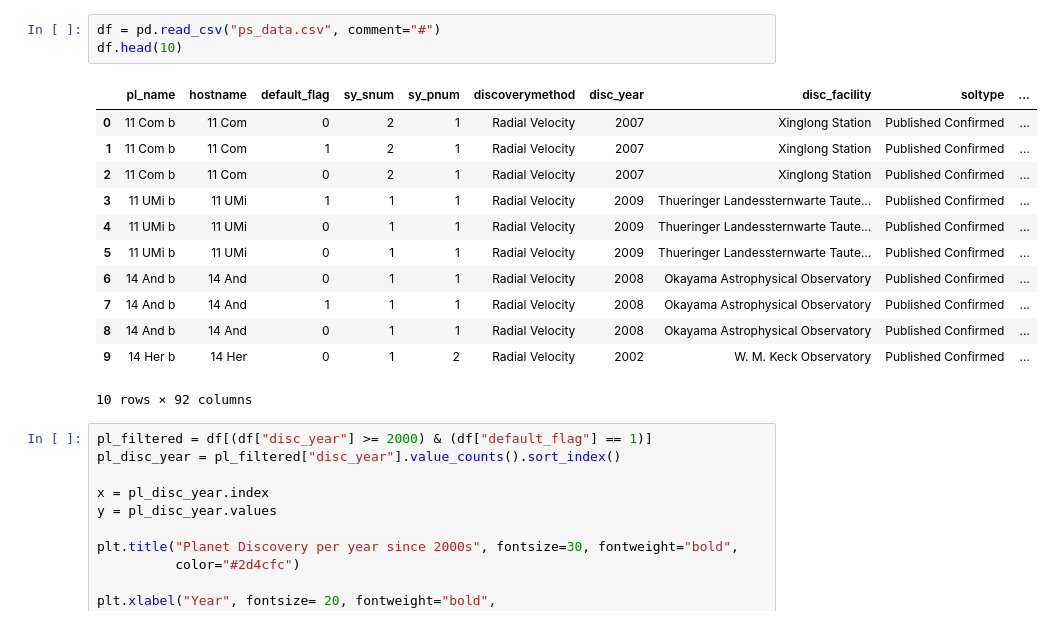
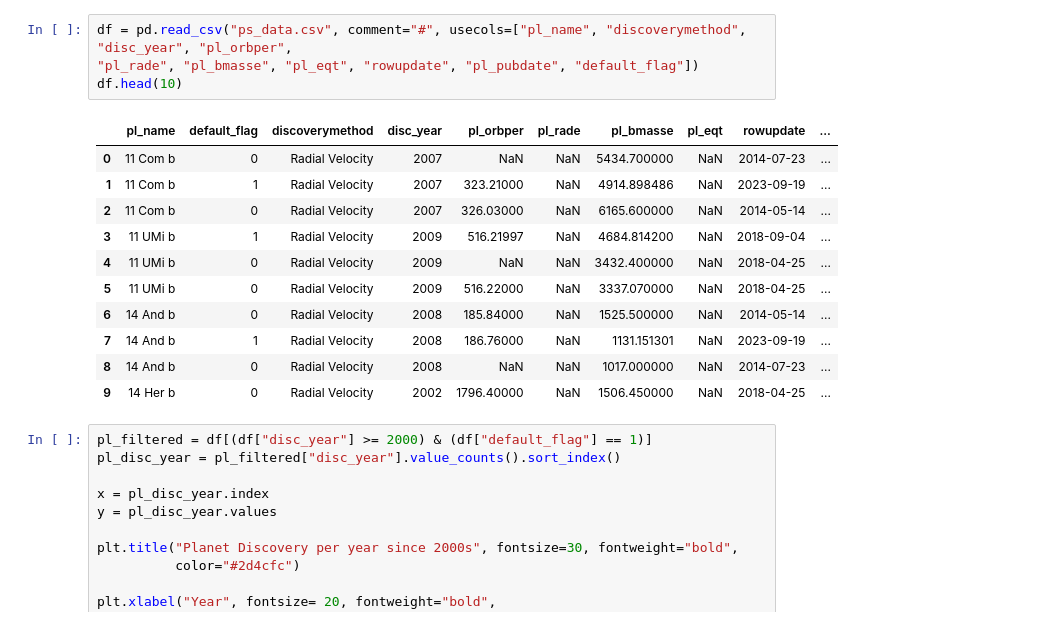
Before and after one commit to alexandervp1/aequo-finance, a Jupyter notebook: data/astronomical_data.ipynb, the cells around one changed output. Drawn from its saved outputs; the diff is of its cells as text.

```diff
--- a/data/astronomical_data.ipynb
+++ b/data/astronomical_data.ipynb
@@ -12,19 +12,19 @@ print(os.listdir())
 # %%
-df = pd.read_csv("ps_data.csv", comment="#")
+df = pd.read_csv("ps_data.csv", comment="#", usecols=["pl_name", "discoverymethod", "disc_year", "pl_orbper",
+"pl_rade", "pl_bmasse", "pl_eqt", "rowupdate", "pl_pubdate", "default_flag"])
 df.head(10)
 # %% [output]
-|  | pl_name | hostname | default_flag | sy_snum | sy_pnum | discoverymethod | disc_year | disc_facility | soltype | ... |
-| 0 | 11 Com b | 11 Com | 0 | 2 | 1 | Radial Velocity | 2007 | Xinglong Station | Published Confirmed | ... |
-| 1 | 11 Com b | 11 Com | 1 | 2 | 1 | Radial Velocity | 2007 | Xinglong Station | Published Confirmed | ... |
-| 2 | 11 Com b | 11 Com | 0 | 2 | 1 | Radial Velocity | 2007 | Xinglong Station | Published Confirmed | ... |
-| 3 | 11 UMi b | 11 UMi | 1 | 1 | 1 | Radial Velocity | 2009 | Thueringer Landessternwarte Taute... | Published Confirmed | ... |
-| 4 | 11 UMi b | 11 UMi | 0 | 1 | 1 | Radial Velocity | 2009 | Thueringer Landessternwarte Taute... | Published Confirmed | ... |
-| 5 | 11 UMi b | 11 UMi | 0 | 1 | 1 | Radial Velocity | 2009 | Thueringer Landessternwarte Taute... | Published Confirmed | ... |
-| 6 | 14 And b | 14 And | 0 | 1 | 1 | Radial Velocity | 2008 | Okayama Astrophysical Observatory | Published Confirmed | ... |
-| 7 | 14 And b | 14 And | 1 | 1 | 1 | Radial Velocity | 2008 | Okayama Astrophysical Observatory | Published Confirmed | ... |
-| 8 | 14 And b | 14 And | 0 | 1 | 1 | Radial Velocity | 2008 | Okayama Astrophysical Observatory | Published Confirmed | ... |
-| 9 | 14 Her b | 14 Her | 0 | 1 | 2 | Radial Velocity | 2002 | W. M. Keck Observatory | Published Confirmed | ... |
+|  | pl_name | default_flag | discoverymethod | disc_year | pl_orbper | pl_rade | pl_bmasse | pl_eqt | rowupdate | ... |
+| 0 | 11 Com b | 0 | Radial Velocity | 2007 | NaN | NaN | 5434.700000 | NaN | 2014-07-23 | ... |
+| 1 | 11 Com b | 1 | Radial Velocity | 2007 | 323.21000 | NaN | 4914.898486 | NaN | 2023-09-19 | ... |
+| 2 | 11 Com b | 0 | Radial Velocity | 2007 | 326.03000 | NaN | 6165.600000 | NaN | 2014-05-14 | ... |
+| 3 | 11 UMi b | 1 | Radial Velocity | 2009 | 516.21997 | NaN | 4684.814200 | NaN | 2018-09-04 | ... |
+| 4 | 11 UMi b | 0 | Radial Velocity | 2009 | NaN | NaN | 3432.400000 | NaN | 2018-04-25 | ... |
+| 5 | 11 UMi b | 0 | Radial Velocity | 2009 | 516.22000 | NaN | 3337.070000 | NaN | 2018-04-25 | ... |
+| 6 | 14 And b | 0 | Radial Velocity | 2008 | 185.84000 | NaN | 1525.500000 | NaN | 2014-05-14 | ... |
+| 7 | 14 And b | 1 | Radial Velocity | 2008 | 186.76000 | NaN | 1131.151301 | NaN | 2023-09-19 | ... |
+| 8 | 14 And b | 0 | Radial Velocity | 2008 | NaN | NaN | 1017.000000 | NaN | 2014-07-23 | ... |
+| 9 | 14 Her b | 0 | Radial Velocity | 2002 | 1796.40000 | NaN | 1506.450000 | NaN | 2018-04-25 | ... |
-10 rows × 92 columns
 # %%
 pl_filtered = df[(df["disc_year"] >= 2000) & (df["default_flag"] == 1)]
 pl_disc_year = pl_filtered["disc_year"].value_counts().sort_index()
```
Also changed, not shown: parts of 5 cells of this notebook.
